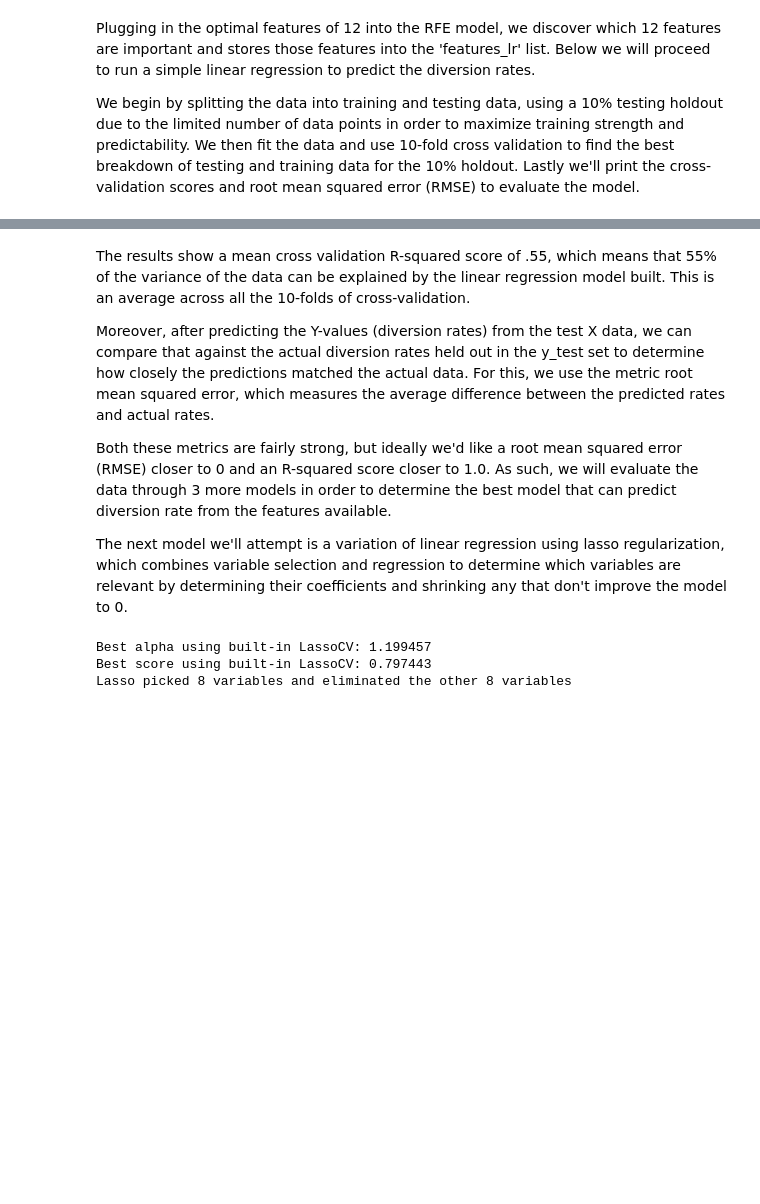
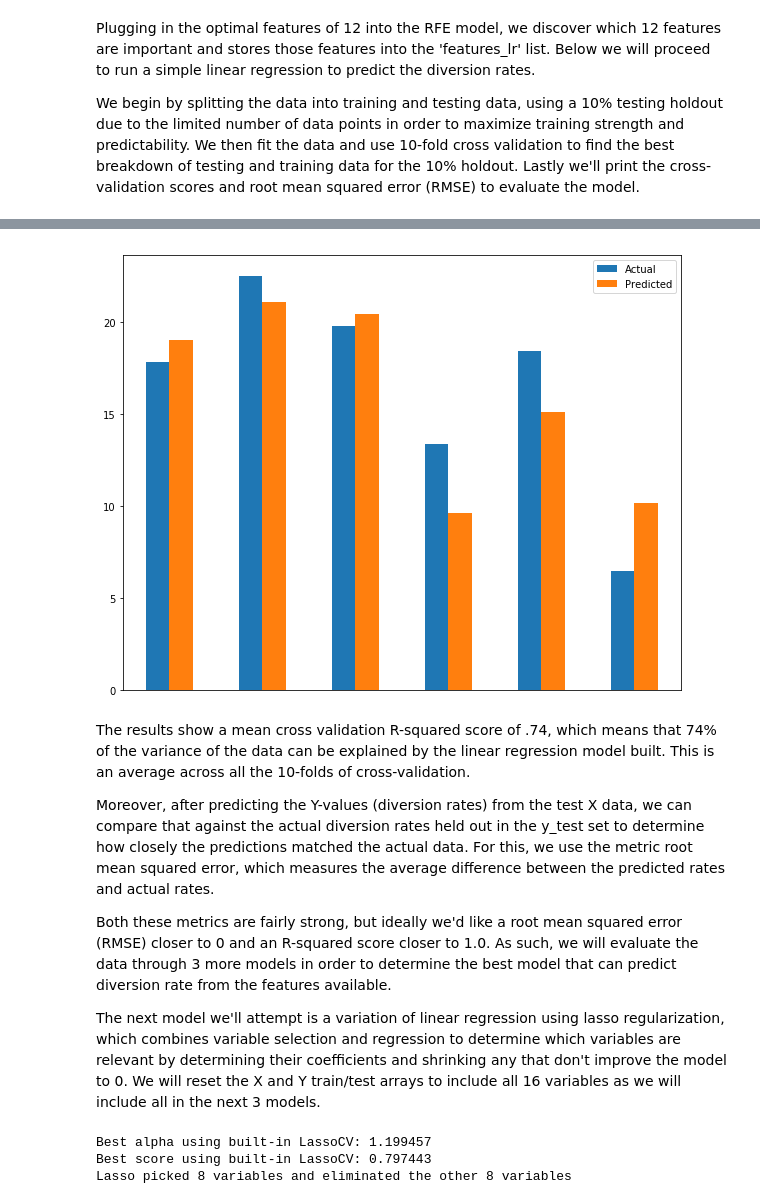
Before and after one commit to vsraja3/Springboard-Capstone-1, a Jupyter notebook: Capstone 1 - NYC Recycling - ML Report.ipynb, the cells around one changed output, grey strips where cells are left out. Drawn from its saved outputs; the diff is of its cells as text; code cells hidden in the pictures; blank space fills up the shorter version.

```diff
--- a/Capstone 1 - NYC Recycling - ML Report.ipynb
+++ b/Capstone 1 - NYC Recycling - ML Report.ipynb
@@ -137,0 +129,3 @@ cv_scores, np.mean(cv_scores), accuracy, np.sqrt(mean_squared_error(y_test, y_pr
+# %%
+df_lr_pred = pd.DataFrame({'Actual': y_test, 'Predicted': y_pred, 'Difference': np.subtract(y_test, y_pred)})
+df_lr_pred
@@ -138,8 +140,16 @@ cv_scores, np.mean(cv_scores), accuracy, np.sqrt(mean_squared_error(y_test, y_pr
+# %%
+df_lr_pred[['Actual', 'Predicted']].plot(kind='bar', figsize=(10, 8))
+ax = plt.axes()
+x_axis = ax.axes.get_xaxis()
+x_axis.set_visible(False)
+plt.show()
+# %% [output]
+[figure, added]
 # %% [markdown]
-The results show a mean cross validation R-squared score of .55, which means that 55% of the variance of the data can be explained by the linear regression model built. This is an average across all the 10-folds of cross-validation.
+The results show a mean cross validation R-squared score of .74, which means that 74% of the variance of the data can be explained by the linear regression model built. This is an average across all the 10-folds of cross-validation.
 
 Moreover, after predicting the Y-values (diversion rates) from the test X data, we can compare that against the actual diversion rates held out in the y_test set to determine how closely the predictions matched the actual data. For this, we use the metric root mean squared error, which measures the average difference between the predicted rates and actual rates.
 
 Both these metrics are fairly strong, but ideally we'd like a root mean squared error (RMSE) closer to 0 and an R-squared score closer to 1.0. As such, we will evaluate the data through 3 more models in order to determine the best model that can predict diversion rate from the features available.
 
-The next model we'll attempt is a variation of linear regression using lasso regularization, which combines variable selection and regression to determine which variables are relevant by determining their coefficients and shrinking any that don't improve the model to 0.
+The next model we'll attempt is a variation of linear regression using lasso regularization, which combines variable selection and regression to determine which variables are relevant by determining their coefficients and shrinking any that don't improve the model to 0. We will reset the X and Y train/test arrays to include all 16 variables as we will include all in the next 3 models.
```
Also changed, not shown: parts of 33 cells of this notebook.
